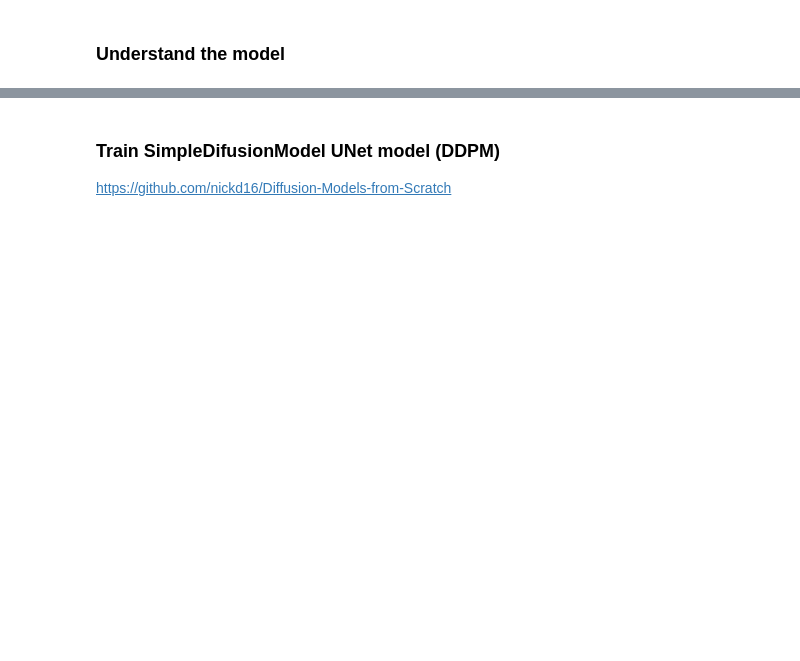
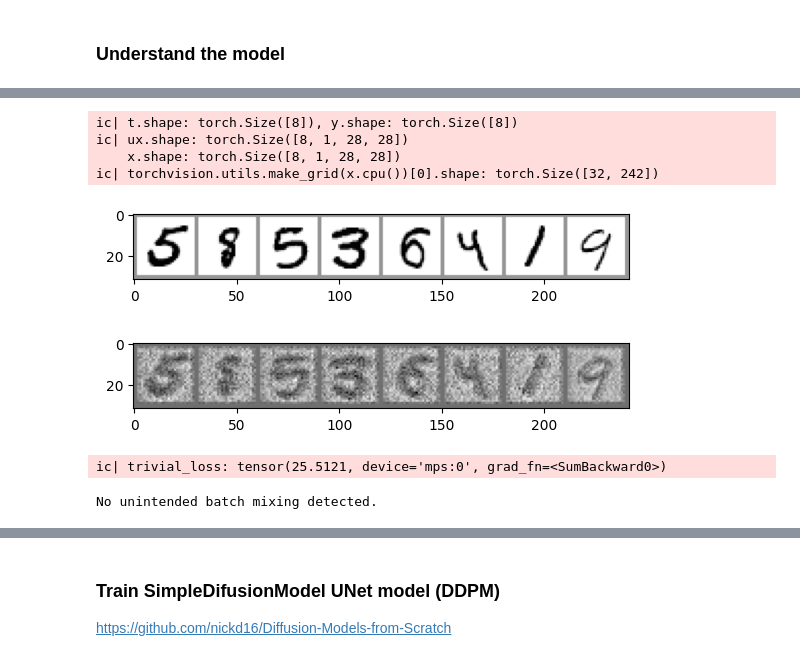
Before and after one commit to jean-kunz/cop_diffusion, a Jupyter notebook: nbks/diffusion_from_scratch.ipynb, the cells around one changed output, grey strips where cells are left out. Cells and saved outputs as stored; diff of their text form; code cells hidden in the pictures; blank space fills up the shorter version.

```diff
--- a/nbks/diffusion_from_scratch.ipynb
+++ b/nbks/diffusion_from_scratch.ipynb
@@ -363,15 +394,15 @@ class SimpleDiffusionModel(nn.Module):
         # self.time_embedding = nn.Embedding(timesteps, embedding_dim)
 
         # Fully connected layer to project combined embeddings
-        self.fc1 = nn.Linear(embedding_dim, 1 * 28 * 28)
+        self.fc1 = nn.Linear(embedding_dim, 16 * 28 * 28)
 
         # U-Net-like architecture with skip connections
-        self.encoder1 = nn.Conv2d(1, 32, kernel_size=3, padding=1)
-        self.encoder2 = nn.Conv2d(32, 64, kernel_size=3, padding=1)
-        self.encoder3 = nn.Conv2d(64, 128, kernel_size=3, padding=1)
+        self.encoder1 = nn.Conv2d(16, 64, kernel_size=3, padding=1)
+        self.encoder2 = nn.Conv2d(64, 128, kernel_size=3, padding=1)
+        # self.encoder3 = nn.Conv2d(64, 128, kernel_size=3, padding=1)
+        # self.decoder1 = nn.ConvTranspose2d(128, 64, kernel_size=3, padding=1)
         self.decoder1 = nn.ConvTranspose2d(128, 64, kernel_size=3, padding=1)
-        self.decoder2 = nn.ConvTranspose2d(64, 32, kernel_size=3, padding=1)
-        self.decoder3 = nn.ConvTranspose2d(32, 16, kernel_size=3, padding=1)
+        self.decoder2 = nn.ConvTranspose2d(64, 16, kernel_size=3, padding=1)
 
         self.final_conv = nn.Conv2d(16, 1, kernel_size=3, padding=1)
 
@@ -387,7 +418,7 @@ class SimpleDiffusionModel(nn.Module):
 
         # Project combined embeddings to match image dimensions
         emb_proj = self.fc1(combined_emb)  # (128 -> 16*28*28)
-        emb_proj = emb_proj.view(-1, 1, 28, 28)  # (batch_size, 16, 28, 28)
+        emb_proj = emb_proj.view(-1, 16, 28, 28)  # (batch_size, 16, 28, 28)
 
         # Concatenate embeddings with the input image
         # x = torch.cat([x, emb_proj], dim=1)  # (batch_size, 1+64, 28, 28)
@@ -397,20 +428,19 @@ class SimpleDiffusionModel(nn.Module):
         x = x + emb_proj
         # ic(x.shape, "after x + emb_proj")
         x = F.relu(self.encoder1(x))
-
         # NB: pooling prevent the model from working
         skip1 = x  # For potential skip connections
 
         x = F.relu(self.encoder2(x))
         skip2 = x  # For potential skip connections
 
-        x = F.relu(self.encoder3(x))
-        skip3 = x
+        # skip3 = x
+        # x = F.relu(self.encoder3(x))
 
         # Decoder
-        x = F.relu(self.decoder1(x + skip3))
-        x = F.relu(self.decoder2(x + skip2))
-        x = F.relu(self.decoder3(x + skip1))
+        x = F.relu(self.decoder1(x + skip2))
+        x = F.relu(self.decoder2(x + skip1))
+        # x = F.relu(self.decoder3(x + skip1))
 
         # Final output
         x = self.final_conv(x)  # No activation
@@ -432,32 +462,43 @@ ic(torchvision.utils.make_grid(x.cpu())[0].shape)
 plt.imshow(torchvision.utils.make_grid(x.cpu())[0], cmap="Greys")
 plt.show()
 plt.imshow(torchvision.utils.make_grid(ux.cpu())[0], cmap="Greys")
 plt.show()
 
 # test non mixing of batch dimension
 # often a bad view/transpose operation can mix batch dimension with other dimension.
 # https://karpathy.github.io/2019/04/25/recipe/
-i = 0
+
 # model.train()
 optimizer = torch.optim.Adam(model.parameters(), lr=1e-3)
 # we backpropagate until the inputs
 inputs = torch.rand((8, 1, 28, 28), requires_grad=True, device=device)
 output = model(inputs, t, y)
+i = 2
 trivial_loss = output[i].sum()  # Sum the outputs of example i
+ic(trivial_loss)
 # Backward pass
 model.zero_grad()
 trivial_loss.backward()
-# Check gradients for unintended mixing
+
 for idx in range(8):
     if idx == i:
         # We expect non-zero gradients for this example
         assert (
             inputs.grad[idx].abs().sum() > 0
         ), f"Gradient should be non-zero for example {i}"
     else:
         # We expect zero gradients for all other examples
         assert (
             inputs.grad[idx].abs().sum() == 0
         ), f"Unexpected gradient for example {idx}"
 
 print("No unintended batch mixing detected.")
+# %% [output]
+ic| t.shape: torch.Size([8]), y.shape: torch.Size([8])
+ic| ux.shape: torch.Size([8, 1, 28, 28])
+    x.shape: torch.Size([8, 1, 28, 28])
+ic| torchvision.utils.make_grid(x.cpu())[0].shape: torch.Size([32, 242])
+[figure, added]
+[figure, added]
+ic| trivial_loss: tensor(25.5121, device='mps:0', grad_fn=<SumBackward0>)
+No unintended batch mixing detected.
```
Also changed, not shown: parts of 17 cells of this notebook.
